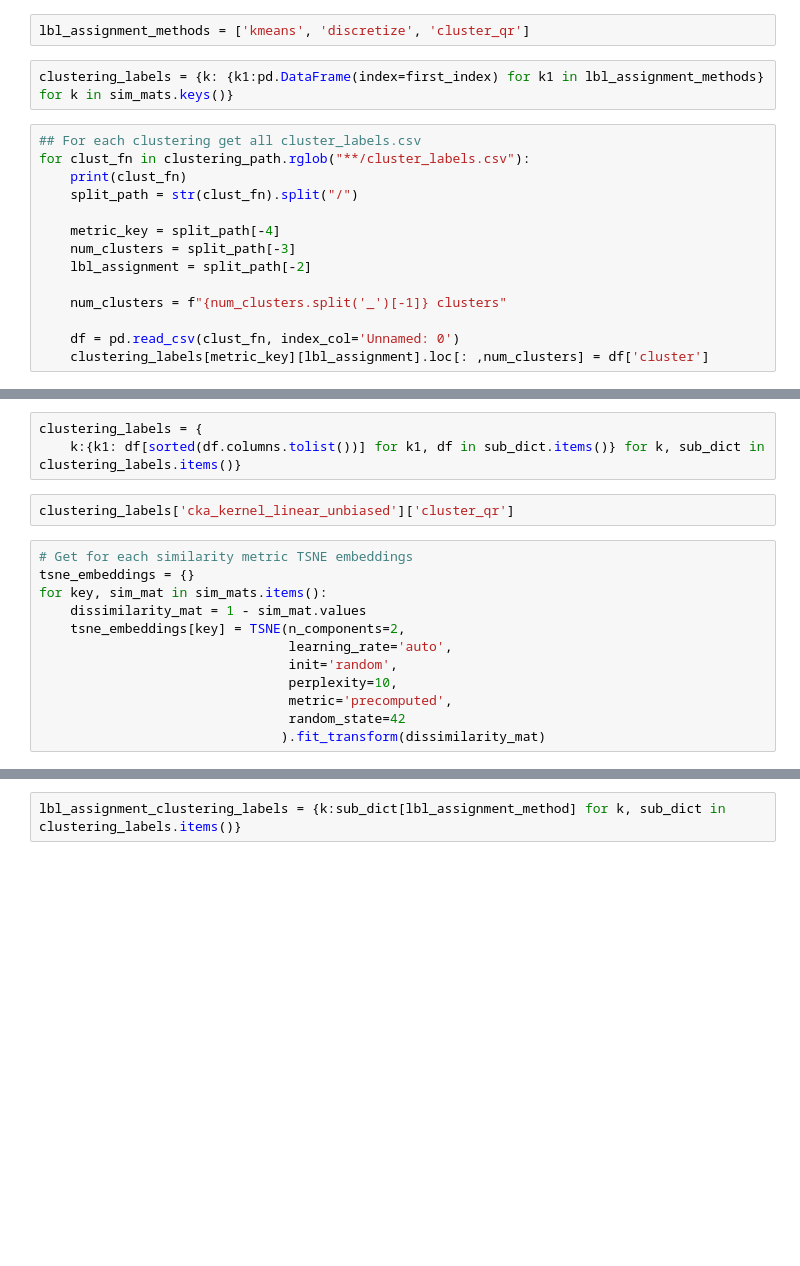
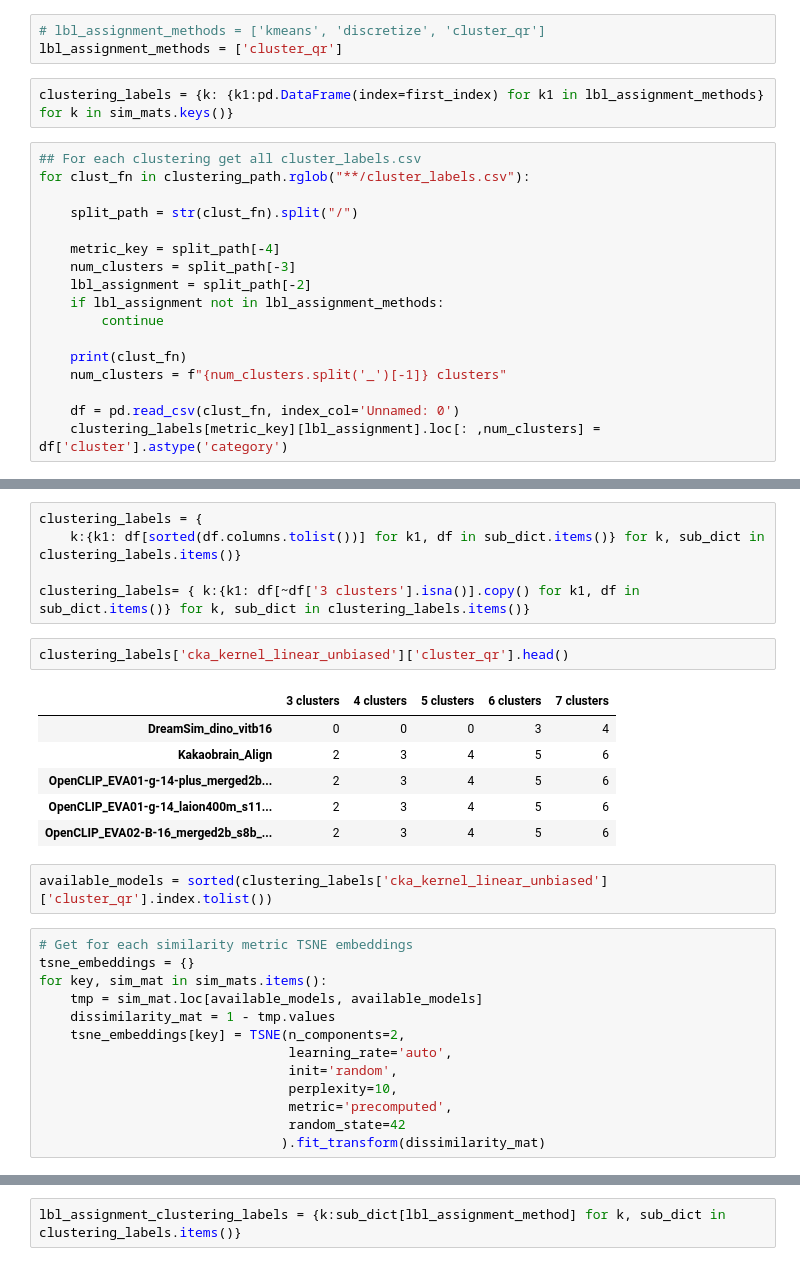
Before and after one commit to lciernik/similarity_consistency, a Jupyter notebook: benchmark/notebooks/clustering_visualizations.ipynb, the cells around one changed output, grey strips where cells are left out. Saved outputs shown, nothing was run; the diff lists cells and outputs as text; blank space fills up the shorter version.

```diff
--- a/benchmark/notebooks/clustering_visualizations.ipynb
+++ b/benchmark/notebooks/clustering_visualizations.ipynb
@@ -71,20 +79,24 @@ all_same_index = all(df.index.equals(first_index) for df in sim_mats.values())
 if not all_same_index:
     raise ValueError('All DataFrames must have the same index.')
 # %%
-lbl_assignment_methods = ['kmeans', 'discretize', 'cluster_qr']
+# lbl_assignment_methods = ['kmeans', 'discretize', 'cluster_qr']
+lbl_assignment_methods = ['cluster_qr']
 # %%
 clustering_labels = {k: {k1:pd.DataFrame(index=first_index) for k1 in lbl_assignment_methods} for k in sim_mats.keys()}
 # %%
 ## For each clustering get all cluster_labels.csv
 for clust_fn in clustering_path.rglob("**/cluster_labels.csv"):
-    print(clust_fn)
+
     split_path = str(clust_fn).split("/")
 
     metric_key = split_path[-4]
     num_clusters = split_path[-3]
     lbl_assignment = split_path[-2]
+    if lbl_assignment not in lbl_assignment_methods:
+        continue
 
+    print(clust_fn)
     num_clusters = f"{num_clusters.split('_')[-1]} clusters"
 
     df = pd.read_csv(clust_fn, index_col='Unnamed: 0')
-    clustering_labels[metric_key][lbl_assignment].loc[: ,num_clusters] = df['cluster']
+    clustering_labels[metric_key][lbl_assignment].loc[: ,num_clusters] = df['cluster'].astype('category')
@@ -93,13 +137,25 @@ clustering_labels['cka_kernel_linear_unbiased']['cluster_qr']
 # %%
 clustering_labels = {
     k:{k1: df[sorted(df.columns.tolist())] for k1, df in sub_dict.items()} for k, sub_dict in clustering_labels.items()}
+
+clustering_labels= { k:{k1: df[~df['3 clusters'].isna()].copy() for k1, df in sub_dict.items()} for k, sub_dict in clustering_labels.items()}
 # %%
-clustering_labels['cka_kernel_linear_unbiased']['cluster_qr']
+clustering_labels['cka_kernel_linear_unbiased']['cluster_qr'].head()
+# %% [output]
+|  | 3 clusters | 4 clusters | 5 clusters | 6 clusters | 7 clusters |
+| DreamSim_dino_vitb16 | 0 | 0 | 0 | 3 | 4 |
+| Kakaobrain_Align | 2 | 3 | 4 | 5 | 6 |
+| OpenCLIP_EVA01-g-14-plus_merged2b... | 2 | 3 | 4 | 5 | 6 |
+| OpenCLIP_EVA01-g-14_laion400m_s11... | 2 | 3 | 4 | 5 | 6 |
+| OpenCLIP_EVA02-B-16_merged2b_s8b_... | 2 | 3 | 4 | 5 | 6 |
+# %%
+available_models = sorted(clustering_labels['cka_kernel_linear_unbiased']['cluster_qr'].index.tolist())
 # %%
 # Get for each similarity metric TSNE embeddings
 tsne_embeddings = {}
 for key, sim_mat in sim_mats.items():
-    dissimilarity_mat = 1 - sim_mat.values
+    tmp = sim_mat.loc[available_models, available_models]
+    dissimilarity_mat = 1 - tmp.values
     tsne_embeddings[key] = TSNE(n_components=2,
                                 learning_rate='auto',
                                 init='random',
```
Also changed, not shown: parts of 7 cells of this notebook, 5 other files.
